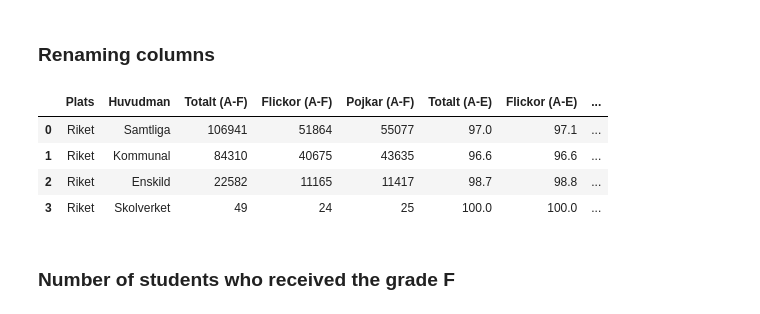
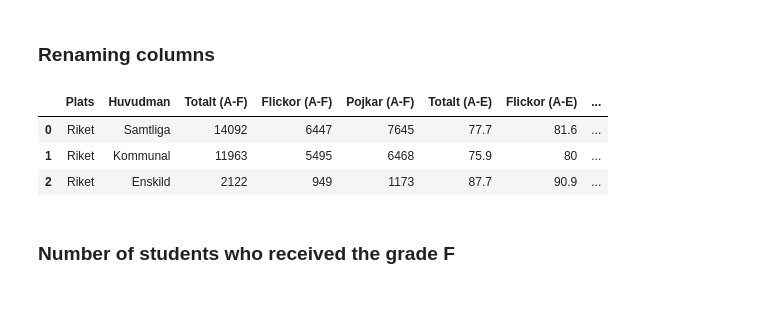
Before and after one commit to HolmstromAnna/Python-Anna-Holmstr-m-OPA23, a Jupyter notebook: Labb2/Labb2.ipynb, the cells around one changed output. Drawn from its saved outputs; the diff is of its cells as text; code cells hidden in the pictures.

```diff
--- a/Labb2/Labb2.ipynb
+++ b/Labb2/Labb2.ipynb
@@ -16,39 +16,41 @@ swedish_second = all_sheets["Svenska som andraspråk"]
 # %%
 # Function for renaming columns
 def rename_columns(df):
     # Define a list of new column names
     new_columns = [
-        "Plats",
-        "Huvudman",
-        "Totalt (A-F)",
-        "Flickor (A-F)",
-        "Pojkar (A-F)",
-        "Totalt (A-E)",
-        "Flickor (A-E)",
-        "Pojkar (A-E)",
-        "Totalt (poäng)",
-        "Flickor (poäng)",
-        "Pojkar (poäng)"
+        'Plats',
+        'Huvudman',
+        'Totalt (A-F)',
+        'Flickor (A-F)',
+        'Pojkar (A-F)',
+        'Totalt (A-E)',
+        'Flickor (A-E)',
+        'Pojkar (A-E)',
+        'Totalt (poäng)',
+        'Flickor (poäng)',
+        'Pojkar (poäng)'
     ]
 
     # Rename the columns of the DataFrame using the list of new column names
     df.columns = new_columns
+     # Filter out rows with Huvudman "Skolverket" only for the DataFrame for Swedish as second language
+    if df is swedish_second and "Skolverket" in df["Huvudman"].values:
+        df = df[df["Huvudman"] != "Skolverket"]
     # Return the DataFrame with updated column names
     return df
 
 # Use the function to rename columns for each DataFrame
 english = rename_columns(english)
 mathematics = rename_columns(mathematics)
 swedish = rename_columns(swedish)
 swedish_second = rename_columns(swedish_second)
 
-english
+swedish_second
 # %% [output]
 |  | Plats | Huvudman | Totalt (A-F) | Flickor (A-F) | Pojkar (A-F) | Totalt (A-E) | Flickor (A-E) | ... |
-| 0 | Riket | Samtliga | 106941 | 51864 | 55077 | 97.0 | 97.1 | ... |
-| 1 | Riket | Kommunal | 84310 | 40675 | 43635 | 96.6 | 96.6 | ... |
-| 2 | Riket | Enskild | 22582 | 11165 | 11417 | 98.7 | 98.8 | ... |
-| 3 | Riket | Skolverket | 49 | 24 | 25 | 100.0 | 100.0 | ... |
+| 0 | Riket | Samtliga | 14092 | 6447 | 7645 | 77.7 | 81.6 | ... |
+| 1 | Riket | Kommunal | 11963 | 5495 | 6468 | 75.9 | 80 | ... |
+| 2 | Riket | Enskild | 2122 | 949 | 1173 | 87.7 | 90.9 | ... |
 # %% [markdown]
 ### Number of students who received the grade F
 # %%
```
